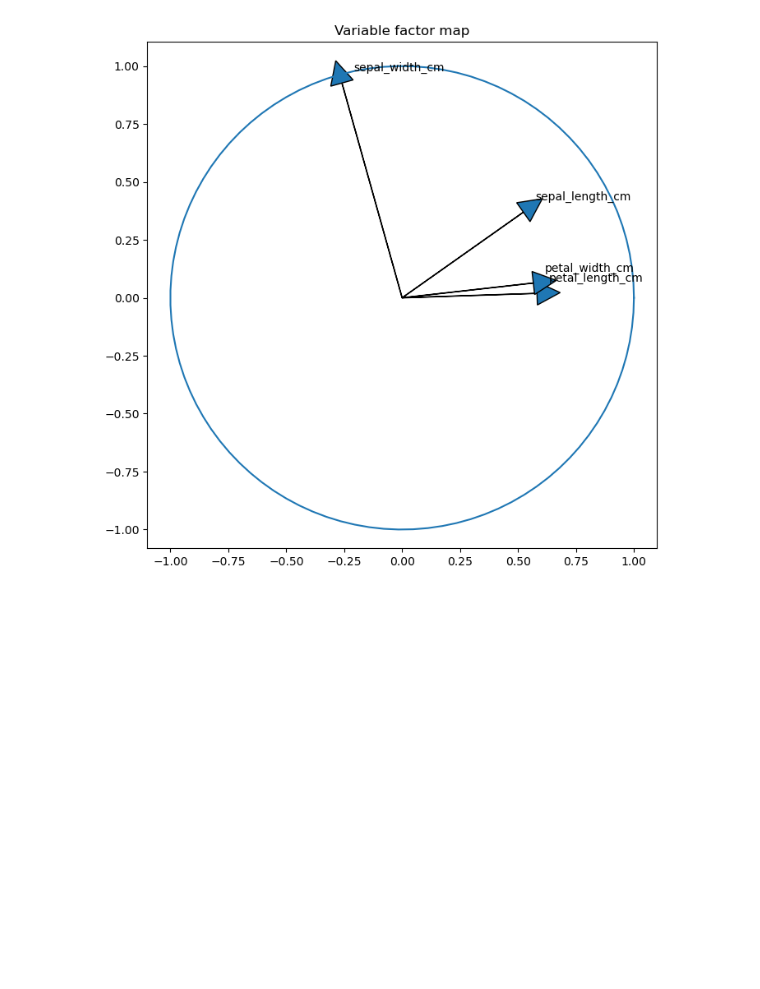
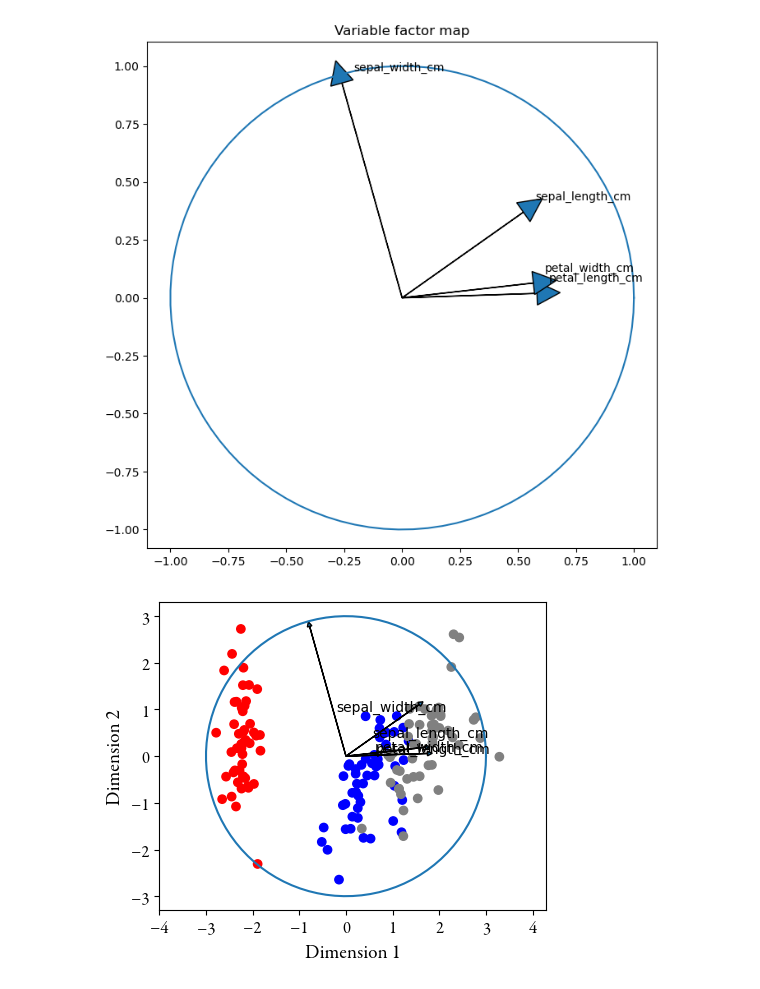
Before and after one commit to RMorana/DU_Data, a Jupyter notebook: DimReduc.ipynb, the cells around one changed output. Drawn from its saved outputs; the diff is of its cells as text; code cells hidden in the pictures; blank space fills up the shorter version.

```diff
--- a/DimReduc.ipynb
+++ b/DimReduc.ipynb
@@ -266,3 +255,57 @@ plt.show()
 # %% [output]
 [figure]
 [figure]
+# %%
+# Individus et Cercle de corrélation
+
+n_components = 4
+
+# Do the PCA
+pca = PCA(n_components=n_components)
+reduced = pca.fit_transform(df_iris_cr[["sepal_length_cm","sepal_width_cm","petal_length_cm","petal_width_cm"]])
+
+# Append the principle components for each entry to the dataframe
+#for i in range(0, n_components):
+#    df_iris_cr['PC' + str(i + 1)] = reduced[:, i]
+
+# Show the points in terms of the first two PCs
+#(fig, ax) = plt.subplots(figsize=(8, 8))
+#ax=sns.lmplot(data=df_iris_cr,
+#               x='PC1',
+#               y='PC2',
+#               hue='iris_class',
+#               fit_reg=False,
+#               scatter=True)
+
+# Affichage des données avec 2 composantes principales
+labels = ["Iris-setosa","Iris-versicolor","Iris-virginica"]
+fig = plt.figure(figsize=(5,4))
+ax = fig.add_subplot()
+colors={"Iris-setosa":"red","Iris-versicolor":"blue","Iris-virginica":"grey"}
+sctt=ax.scatter(x=df[0],y=df[1], c=df_iris_cr["iris_class"].map(colors))
+plt.xticks(font=garamond_font,fontsize=12)
+plt.yticks(font=garamond_font,fontsize=12)
+plt.xlabel("Dimension 1", font=garamond_font,fontsize=14)
+plt.ylabel("Dimension 2", font=garamond_font,fontsize=14)
+#plt.legend(labels=labels, loc='lower right', prop={'size':6}, bbox_to_anchor=(1, 1))
+
+
+# Plot a variable factor map for the first two dimensions.
+#(fig, ax) = plt.subplots(figsize=(8, 8))
+for i in range(0, pca.components_.shape[1]):
+    ax.arrow(0,
+             0,  # Start the arrow at the origin
+             3*pca.components_[0, i],  #0 for PC1
+             3*pca.components_[1, i],  #1 for PC2
+             head_width=0.1,
+             head_length=0.1)
+
+    plt.text(pca.components_[0, i] + 0.05,
+             pca.components_[1, i] + 0.05,
+             df_iris_cr2.columns.values[i])
+an = np.linspace(0, 2 * np.pi, 100)
+ax = plt.plot(3*np.cos(an), 3*np.sin(an))  # Add a unit circle for scale
+plt.axis('equal')
+plt.show()
+# %% [output]
+[figure, added]
```
Also changed, not shown: parts of 2 cells of this notebook.
